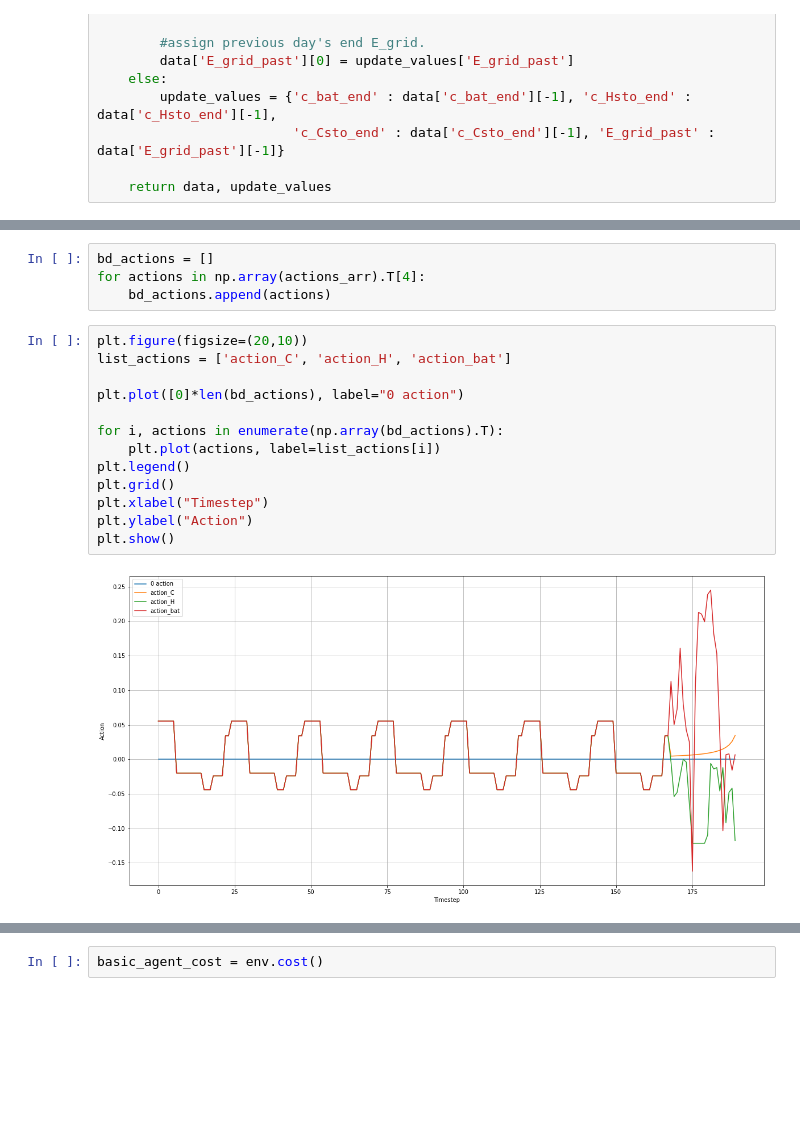
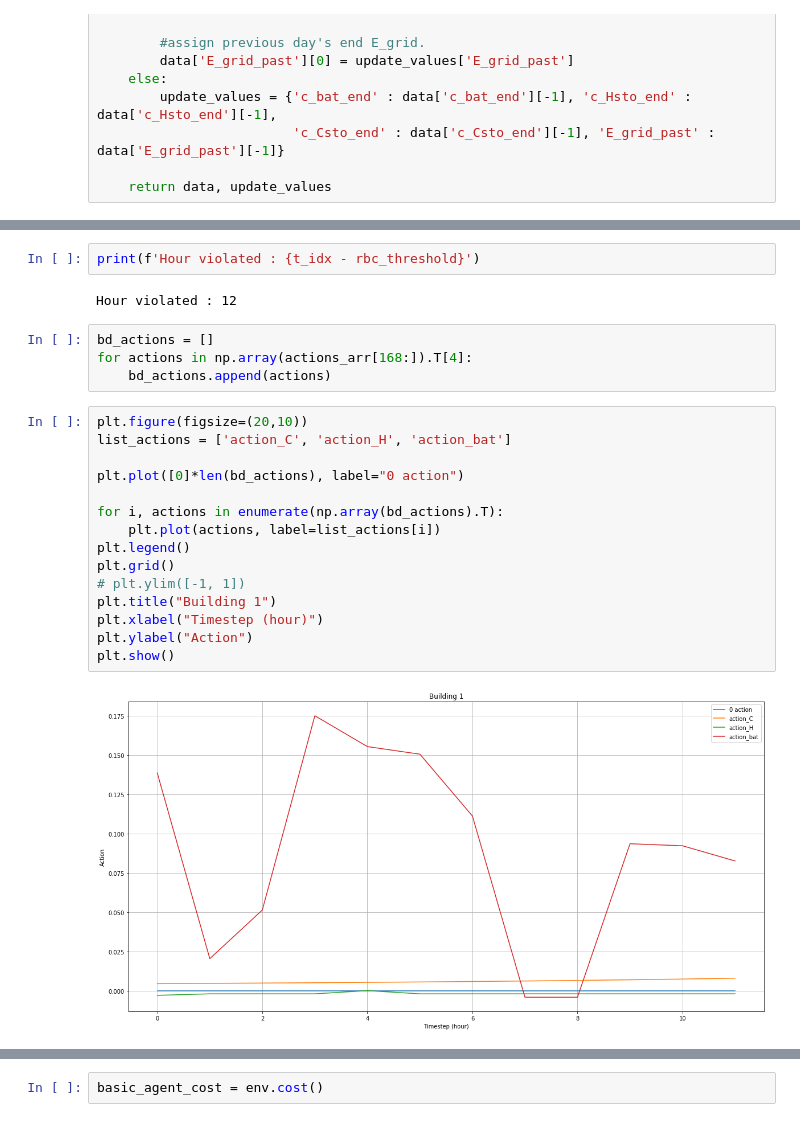
Before and after one commit to QasimWani/ZOiRL, a Jupyter notebook: implicit_agent.ipynb, the cells around one changed output, grey strips where cells are left out. Cells and saved outputs as stored; diff of their text form; blank space fills up the shorter version.

```diff
--- a/implicit_agent.ipynb
+++ b/implicit_agent.ipynb
@@ -443,21 +464,27 @@ AssertionError: The number of input actions for building Building_6 must match t
+# %%
+print(f'Hour violated : {t_idx - rbc_threshold}')
+# %% [output]
+Hour violated : 12
 # %%
 bd_actions = []
-for actions in np.array(actions_arr).T[4]:
+for actions in np.array(actions_arr[168:]).T[4]:
     bd_actions.append(actions)
 # %%
 plt.figure(figsize=(20,10))
 list_actions = ['action_C', 'action_H', 'action_bat']
 
 plt.plot([0]*len(bd_actions), label="0 action")
 
 for i, actions in enumerate(np.array(bd_actions).T):
     plt.plot(actions, label=list_actions[i])
 plt.legend()
 plt.grid()
-plt.xlabel("Timestep")
+# plt.ylim([-1, 1])
+plt.title("Building 1")
+plt.xlabel("Timestep (hour)")
 plt.ylabel("Action")
 plt.show()
 # %% [output]
-[figure, old version]
+[figure, new version]
 # %%
 #optimization debug -> !!! PROBLEM !!!
```
Also changed, not shown: parts of 7 cells of this notebook, 2 other files.
